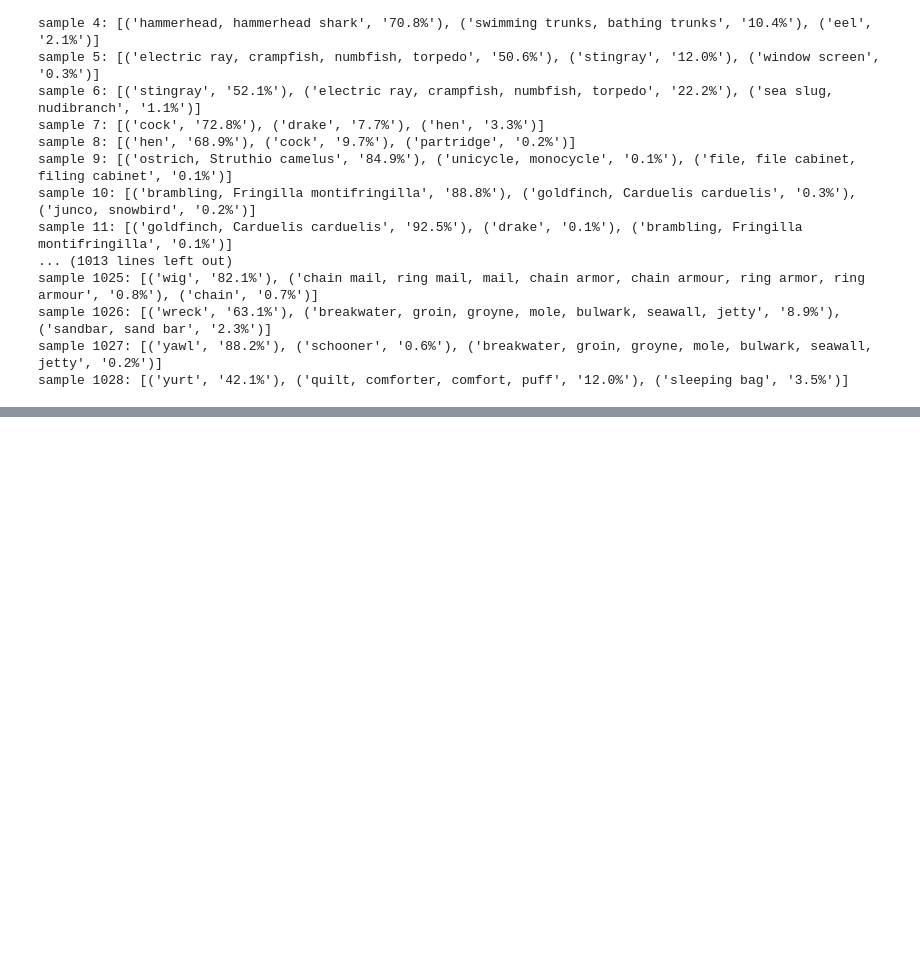
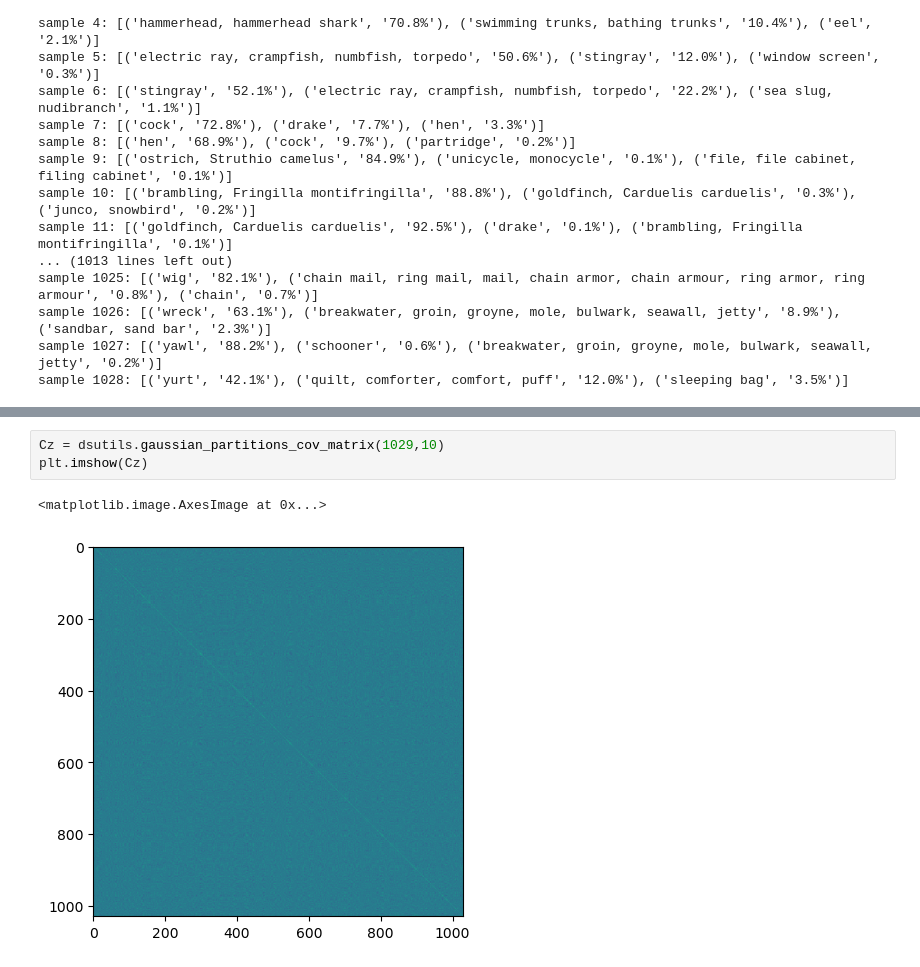
Before and after one commit to SarahHarvey/decoding-similarity, a Jupyter notebook: compare-networks-decoding-similarity.ipynb, the cells around one changed output, grey strips where cells are left out. Cells and saved outputs as stored; diff of their text form; blank space fills up the shorter version.

```diff
--- a/compare-networks-decoding-similarity.ipynb
+++ b/compare-networks-decoding-similarity.ipynb
@@ -204,0 +236,6 @@ ckascore = metrics.LinearCKA(center_columns=True)
+# %%
+Cz = dsutils.gaussian_partitions_cov_matrix(1029,10)
+plt.imshow(Cz)
+# %% [output]
+<matplotlib.image.AxesImage at 0x...>
+[figure, added]
```
Also changed, not shown: parts of 10 cells of this notebook, 2 other files.
